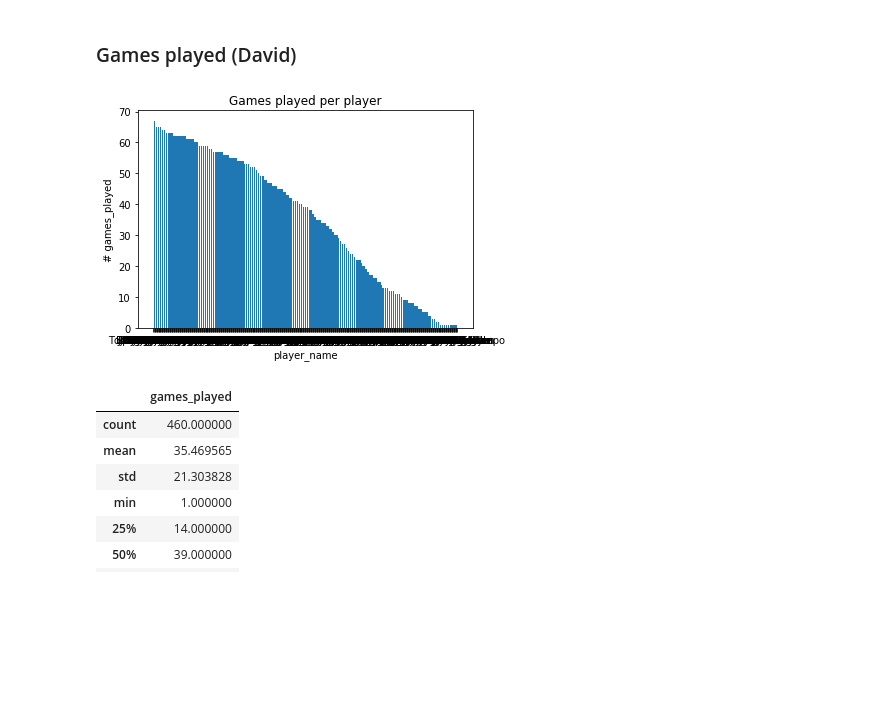
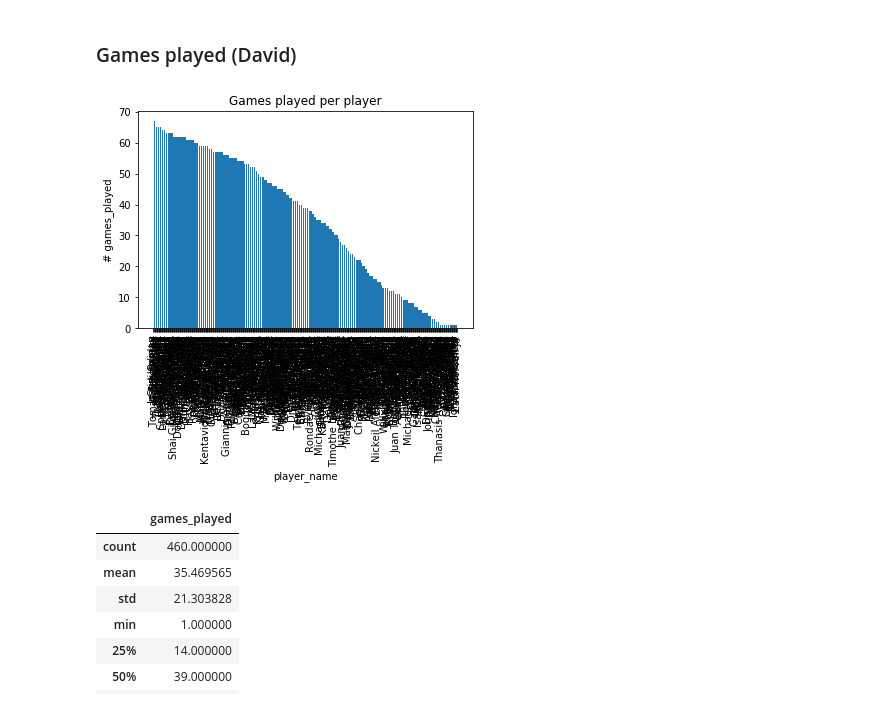
Before and after one commit to JonasRoo/nba-analysis, a Jupyter notebook: notebooks/season_2019_analysis_07092020.ipynb, the cells around one changed output. Saved outputs shown, nothing was run; the diff lists cells and outputs as text; code cells hidden in the pictures; blank space fills up the shorter version.

```diff
--- a/notebooks/season_2019_analysis_07092020.ipynb
+++ b/notebooks/season_2019_analysis_07092020.ipynb
@@ -28,6 +28,6 @@ df = data_pipeline.stats_endpoint_data_pipeline(data=data, min_mins_played=14)
 ### Games played (David)
 # %%
 df_games_played = pd.DataFrame(data=df['player_name'].value_counts())
-df_games_played = pd.DataFrame(df_games_played)
+# df_games_played = pd.DataFrame(df_games_played)
 df_games_played = df_games_played.reset_index()
 df_games_played.columns = ['player_name', 'games_played'] # change column names
@@ -36,12 +34,13 @@ df_games_played.columns = ['player_name', 'games_played'] # change column names
 # %%
 plt.figure()
 plt.bar(df_games_played['player_name'].unique(), df_games_played['games_played'])
 plt.xlabel('player_name')
 plt.ylabel("# games_played")
 plt.title("Games played per player")
+plt.xticks(rotation=90)
 plt.show();
 # %% [output]
-[figure, old version]
+[figure, new version]
 # %%
 df_games_played.describe()
 # %% [output]
```
Also changed, not shown: parts of 21 cells of this notebook.
